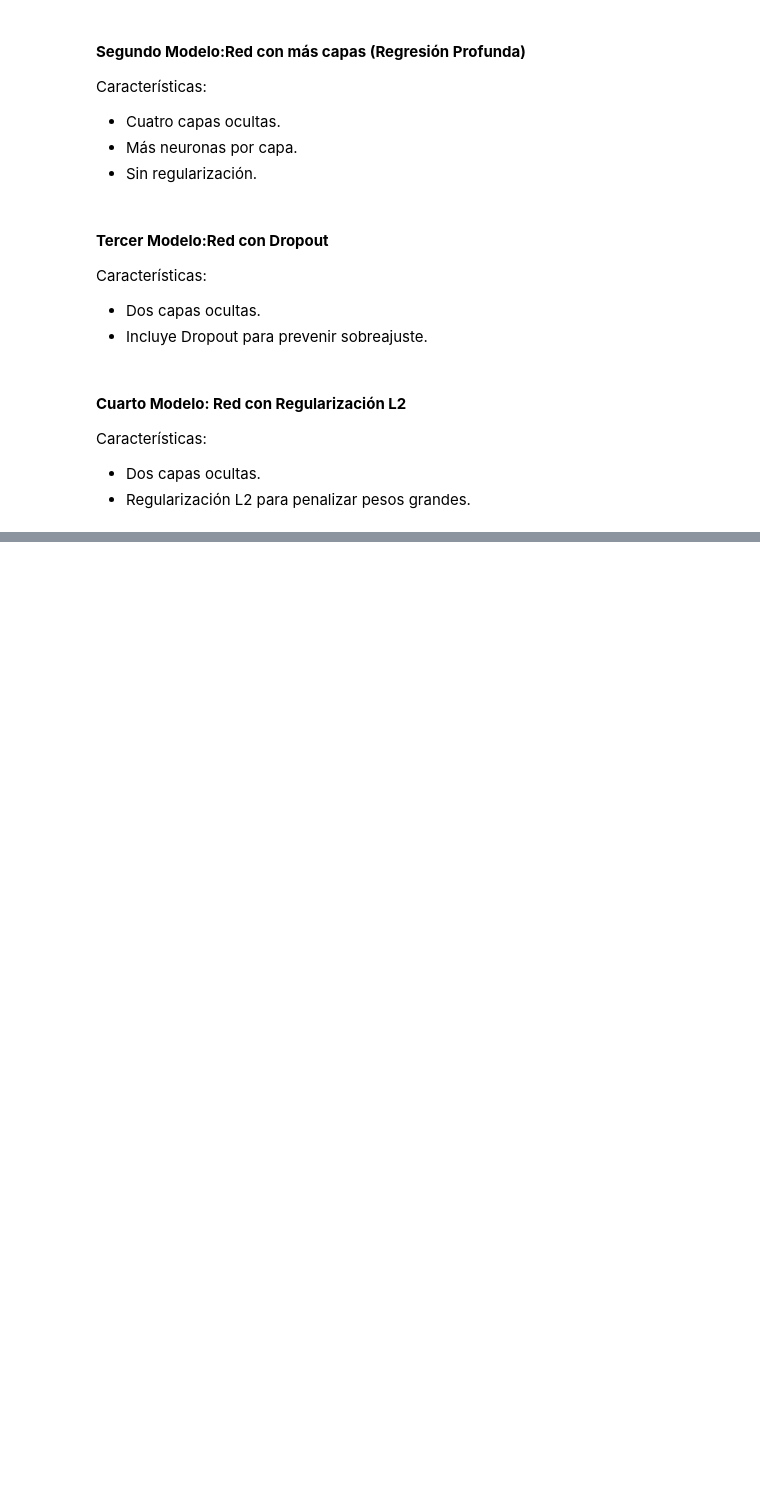
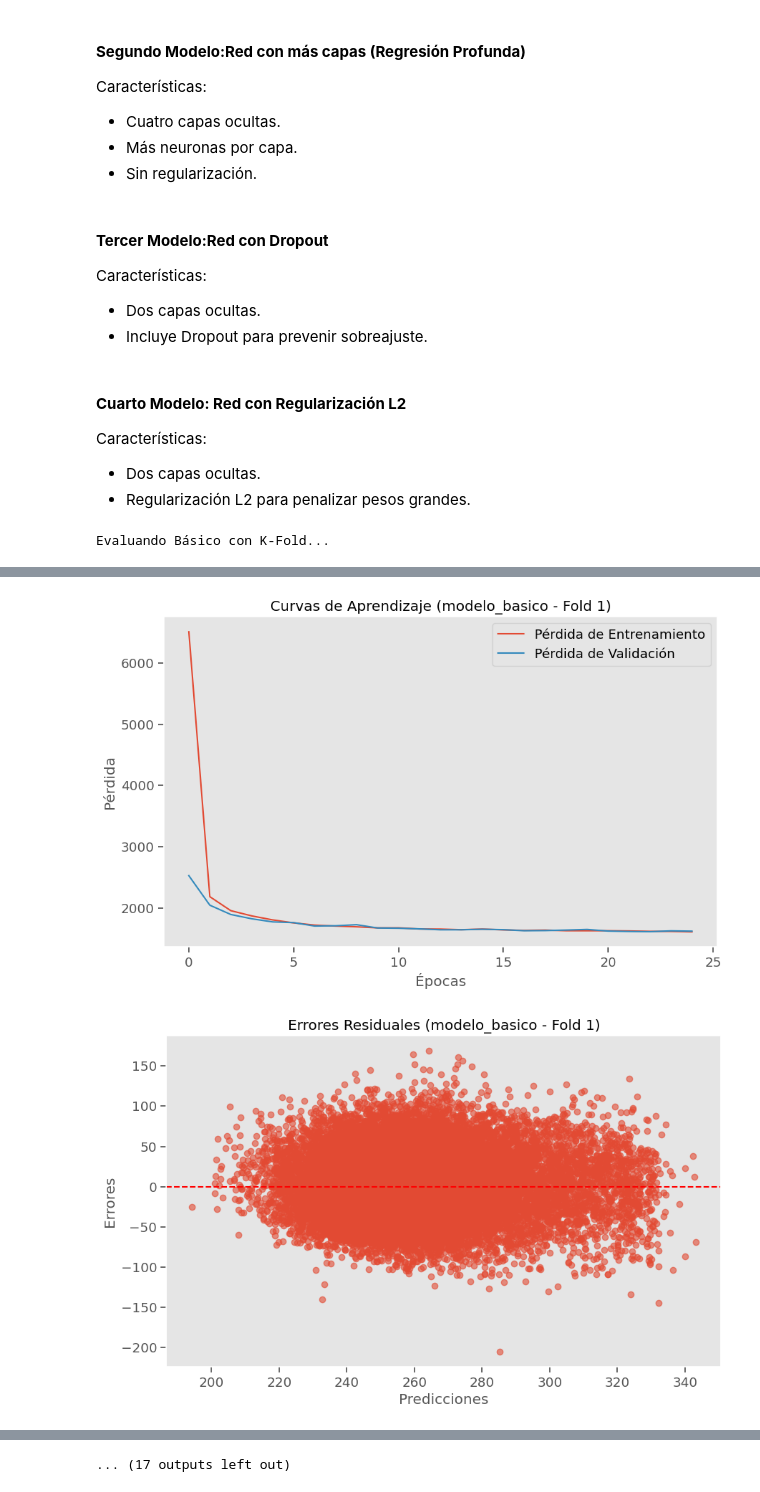
Before and after one commit to cduquee/Proyecto3_Analitica, a Jupyter notebook: tareas/Tarea2.ipynb, the cells around one changed output, grey strips where cells are left out. Cells and saved outputs as stored; diff of their text form; code cells hidden in the pictures; blank space fills up the shorter version.

Commit message:
Modelo Final

```diff
--- a/tareas/Tarea2.ipynb
+++ b/tareas/Tarea2.ipynb
@@ -641,7 +650,7 @@ def evaluar_kfold(model_fn, X, y):
 
         # Construir modelo
         model = model_fn(X_train.shape[1])
-        history = model.fit(X_train, y_train, epochs=50, batch_size=32, validation_split=0.2, verbose=0)
+        history = model.fit(X_train, y_train, epochs=25, batch_size=64, validation_split=0.2, verbose=0) # CUANTAS EPOOCASSSSS???????????????? Y batch_sice 32 o 64?
 
         # Predicciones
         y_pred = model.predict(X_test).flatten()
@@ -685,3 +694,5 @@ for nombre, modelo_fn in modelos.items():
 print("\nResultados Promedio (K-Fold):")
 for nombre, metrics in resultados_kfold.items():
     print(f"{nombre}: MSE={metrics['mse']:.4f}, R2={metrics['r2']:.4f}, MAE={metrics['mae']:.4f}")
+# %% [output]
+Evaluando Básico con K-Fold...
@@ -687,0 +700,2 @@ for nombre, metrics in resultados_kfold.items():
+[figure, added]
+[figure, added]
@@ -687,0 +711 @@ for nombre, metrics in resultados_kfold.items():
+... (17 outputs left out)
```
Also changed, not shown: parts of 9 cells of this notebook.
